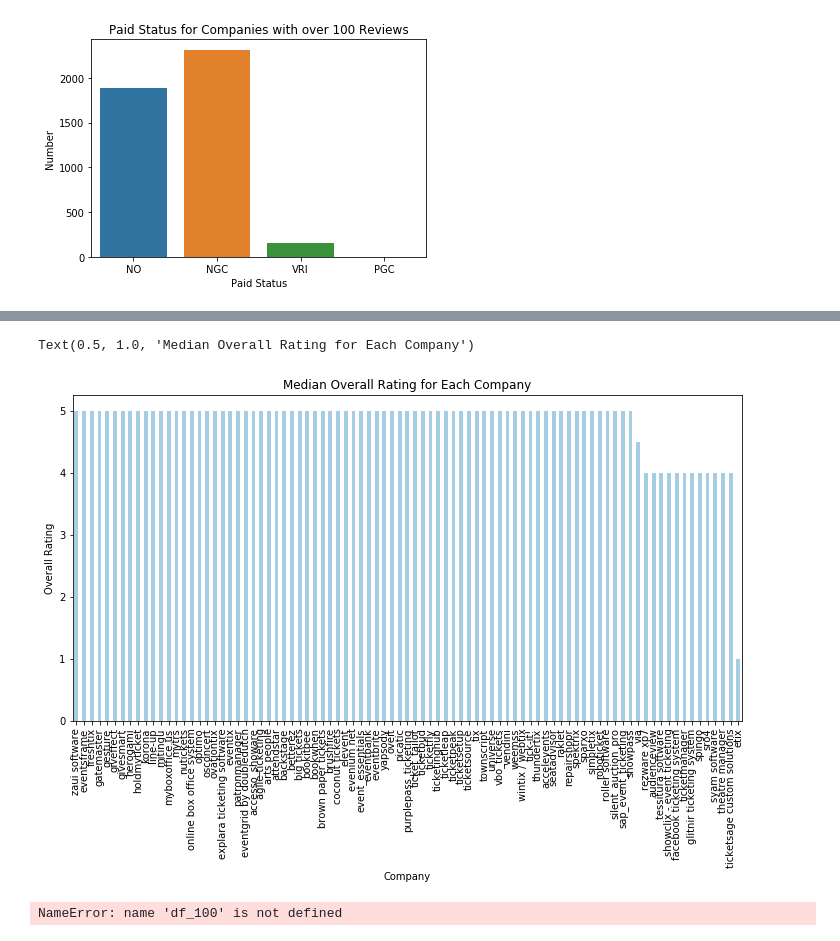
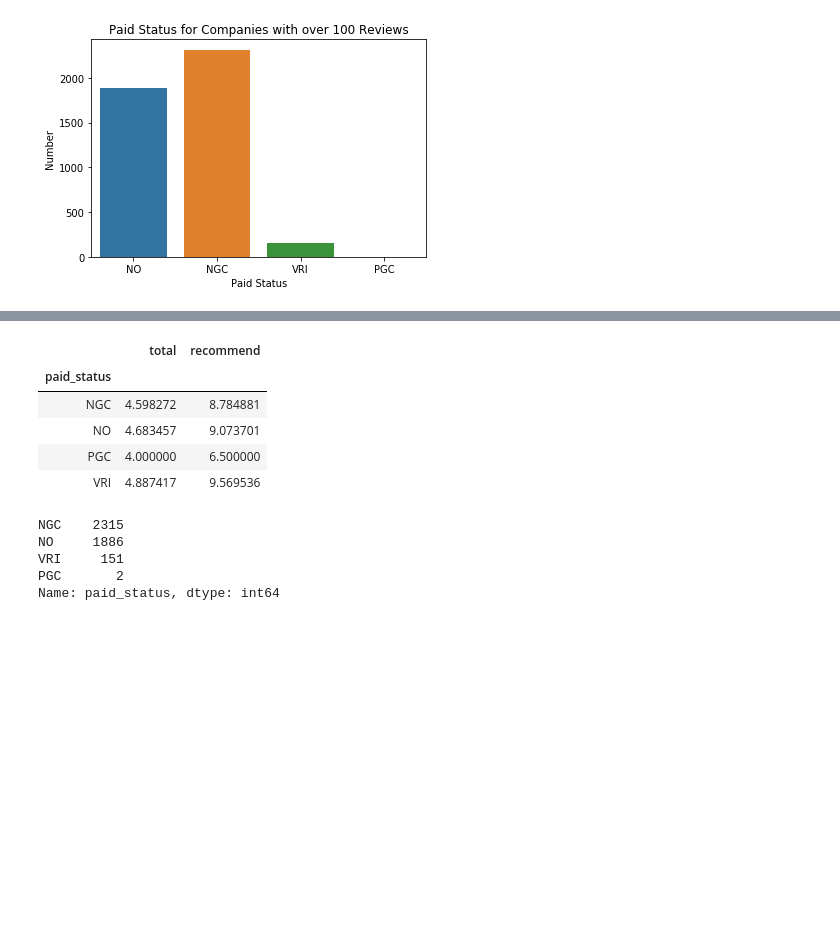
Before and after one commit to wonchankim97/Ticketing-Software-Web-Scraping, a Jupyter notebook: ipynb/eda.ipynb, the cells around one changed output, grey strips where cells are left out. Cells and saved outputs as stored; diff of their text form; code cells hidden in the pictures; blank space fills up the shorter version.

```diff
--- a/ipynb/eda.ipynb
+++ b/ipynb/eda.ipynb
@@ -199,17 +103,25 @@ No handles with labels found to put in legend.
+# %%
+df_100.groupby('paid_status').agg({'total':'mean', 'recommend':'mean'})
+# %% [output]
+|  | total | recommend |
+| paid_status |  |  |
+| NGC | 4.598272 | 8.784881 |
+| NO | 4.683457 | 9.073701 |
+| PGC | 4.000000 | 6.500000 |
+| VRI | 4.887417 | 9.569536 |
+# %%
+df_100['paid_status'].value_counts()
+# %% [output]
+NGC    2315
+NO     1886
+VRI     151
+PGC       2
+Name: paid_status, dtype: int64
 # %%
-plt.figure(figsize=(12,6))
-df.groupby('company')['total'].median().sort_values(ascending=False).plot.bar(colormap='Paired')
-plt.xlabel('Company')
-plt.ylabel('Overall Rating')
-plt.title('Median Overall Rating for Each Company')
+# plt.figure(figsize=(12,6))
+# df_eventbrite = df.loc[df['company'] == 'eventbrite']
+
+# df_eventbrite.dropna(subset=['total']).groupby('date').total.mean().plot()
+# plt.xlabel('Date')
+# plt.ylabel('Overall Rating')
+# plt.title('Overall Rating Time Series - Eventbrite')
-# %% [output]
-Text(0.5, 1.0, 'Median Overall Rating for Each Company')
-[figure, removed]
-# %%
-df_agg = df_100.groupby('company').agg({'total':'mean','recommend':'mean'})
-df_agg.sort_values(ascending=False, by='recommend').plot(kind='bar',y='recommend', colormap='Paired')
-plt.xlabel('Company with over 100 Reviews')
-plt.ylabel('Recommendation Level')
-plt.title('Recommendation Level for Companies with over 100 Reviews')
-# %% [output]
-NameError: name 'df_100' is not defined
```
Also changed, not shown: parts of 20 cells of this notebook.
